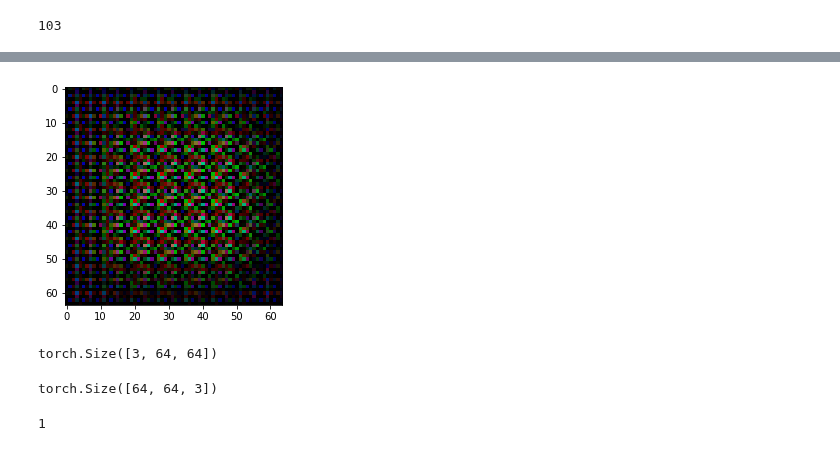
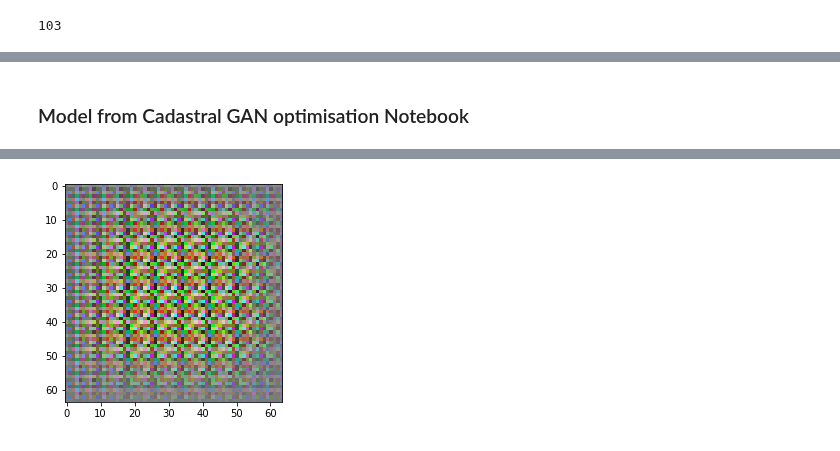
Before and after one commit to neithangurthang/SyntheticCities, a Jupyter notebook: notebooks/05 FakeCityGenerator.ipynb, the cells around one changed output, grey strips where cells are left out. Saved outputs shown, nothing was run; the diff lists cells and outputs as text; code cells hidden in the pictures.

```diff
--- a/notebooks/05 FakeCityGenerator.ipynb
+++ b/notebooks/05 FakeCityGenerator.ipynb
@@ -87,4 +88,6 @@ torch.Size([64, 3, 64, 64])
+# %% [markdown]
+### Model from Cadastral GAN optimisation Notebook
 # %%
-i = random.sample(range(b_size), 1)
-plt.imshow(fake[i][0].permute(1,2,0));
+i = random.sample(range(b_size), 1)[0]
+plt.imshow(normalizeRGB(fake[i]).permute(1,2,0));
 # %% [output]
@@ -92,9 +94 @@ WARNING:matplotlib.image:Clipping input data to the valid range for imshow with
-[figure, old version]
+[figure, new version]
-# %%
-fake[i][0].shape
-# %% [output]
-torch.Size([3, 64, 64])
-# %%
-fake[i][0].permute(1,2,0).shape
-# %% [output]
-torch.Size([64, 64, 3])
@@ -103,4 +94,0 @@ save_image(fake[i][0], 'img1.png')
-# %%
-10%3
-# %% [output]
-1
```
Also changed, not shown: parts of 23 cells of this notebook, 12 other files.
